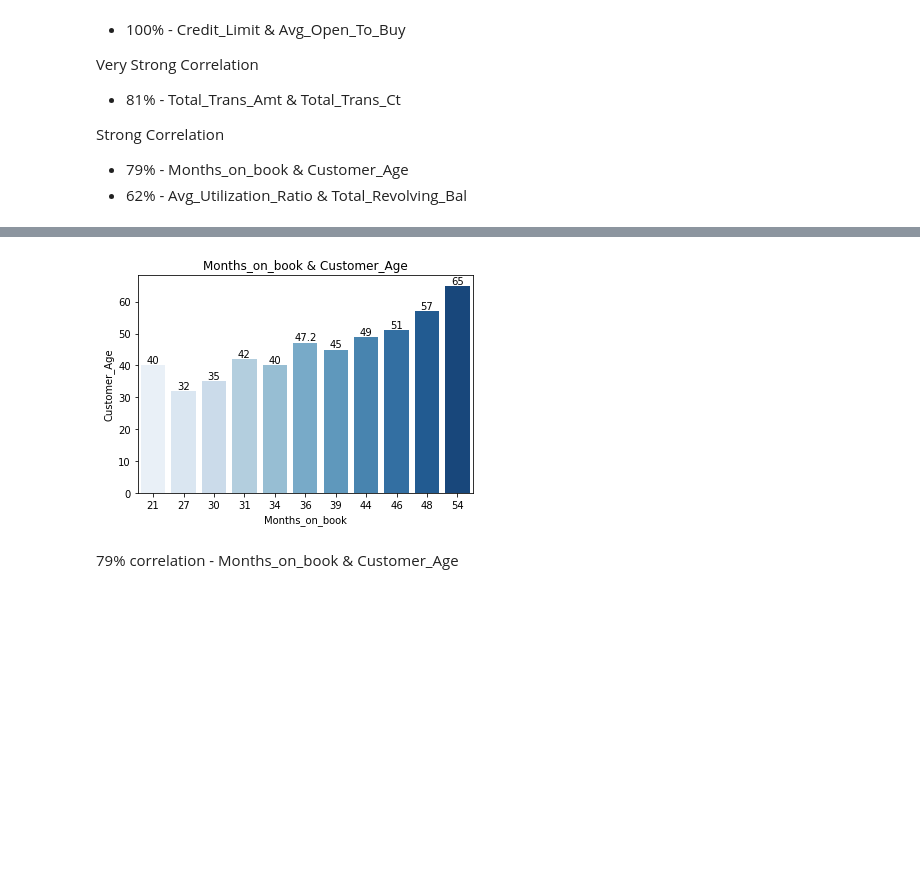
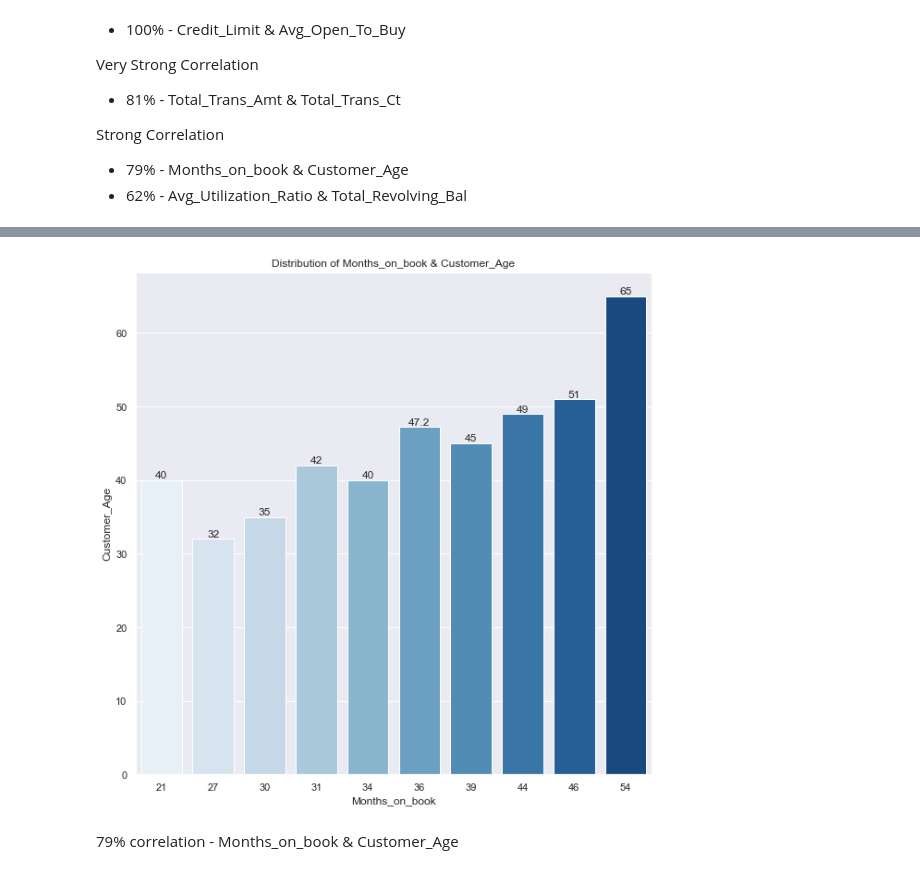
Before and after one commit to jeangarcia77/Credit-Card-Customers, a Jupyter notebook: Credit Card Customers.ipynb, the cells around one changed output, grey strips where cells are left out. Cells and saved outputs as stored; diff of their text form; code cells hidden in the pictures; blank space fills up the shorter version.

```diff
--- a/Credit Card Customers.ipynb
+++ b/Credit Card Customers.ipynb
@@ -310,7 +312,10 @@ Strong Correlation
 # Months_on_book & Customer_Age Trend
 # Avg_Open_To_Buy equals credit limit when opening account
 
-ax = sns.barplot(data=df[:8], x="Credit_Limit", y="Avg_Open_To_Buy" , palette='Blues', ci=None);
-ax.set_title('Credit_Limit & Avg_Open_To_Buy')
+ax = sns.barplot(data=df[:10], x="Credit_Limit", y="Avg_Open_To_Buy" , palette='Blues', ci=None);
+ax.set_title('Distribution of Credit_Limit & Avg_Open_To_Buy')
+sns.set(rc = {'figure.figsize':(10,10)})
 ax.bar_label(ax.containers[0]);
+
+# Reference: https://www.delftstack.com/howto/seaborn/size-of-seaborn-plot/
 # %% [output]
@@ -318,12 +325,15 @@ ax.bar_label(ax.containers[0]);
 # %%
 # Months_on_book & Customer_Age Trend
 # Months_on_book equals elapsed time since account opening
 
-ax = sns.barplot(data=df[:15], x="Months_on_book", y="Customer_Age" , palette='Blues', ci=None);
-ax.set_title('Months_on_book & Customer_Age')
+ax = sns.barplot(data=df[:14], x="Months_on_book", y="Customer_Age" , palette='Blues', ci=None);
+ax.set_title('Distribution of Months_on_book & Customer_Age')
+sns.set(rc = {'figure.figsize':(10,10)})
 ax.bar_label(ax.containers[0]);
+
+# Reference: https://www.delftstack.com/howto/seaborn/size-of-seaborn-plot/
 # %% [output]
-[figure, old version]
+[figure, new version]
 # %% [markdown]
 79% correlation - Months_on_book & Customer_Age
 # %% [markdown]
```
Also changed, not shown: parts of 8 cells of this notebook.
